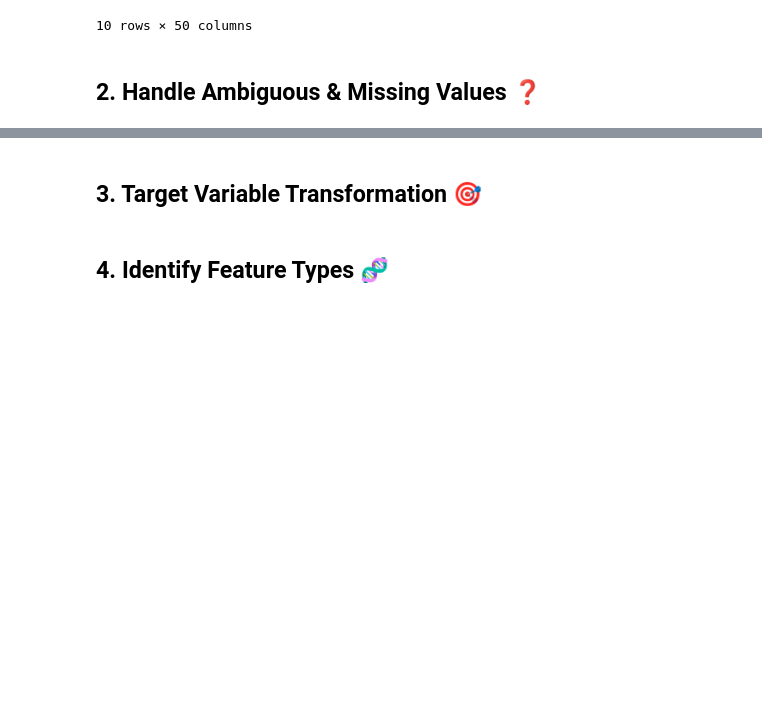
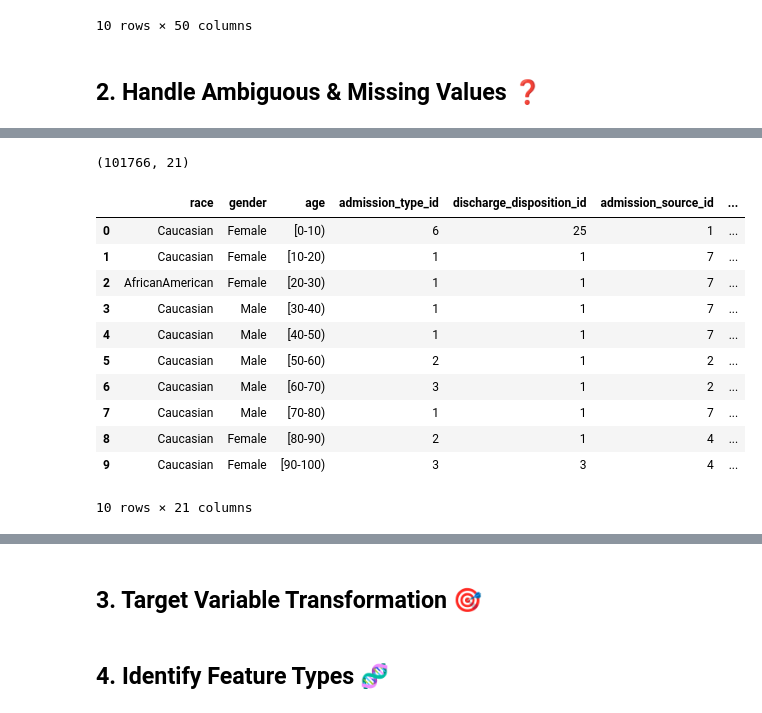
Before and after one commit to luckypantss/Diabetes-readmission-ml-pipeline, a Jupyter notebook: notebooks/02_preprocessing_and_feature_engineering.ipynb, the cells around one changed output, grey strips where cells are left out. Cells and saved outputs as stored; diff of their text form; code cells hidden in the pictures; blank space fills up the shorter version.

```diff
--- a/notebooks/02_preprocessing_and_feature_engineering.ipynb
+++ b/notebooks/02_preprocessing_and_feature_engineering.ipynb
@@ -82,0 +130,42 @@ df_copy.head(10)
+# %%
+# Dropping the columns found in the EDA to be unnecessary or of no value
+categories_to_drop = [
+    'weight', 'payer_code', 'medical_specialty',
+    'max_glu_serum', 'A1Cresult',                           # Dropped due to high number of null values
+    'examide', 'citoglipton',                               # Dropped due to low number of unique values/classes
+    'acetohexamide', 'tolbutamide', 'troglitazone',         # --------- Binary values-----------
+    'glipizide-metformin', 'glimepiride-pioglitazone',
+    'metformin-rosiglitazone', 'metformin-pioglitazone',    # --- Dropped due to low variance/redudancy---
+    'repaglinide', 'nateglinide', 'chlorpropamide',         # --------- Low Cardinality values-----------
+    'pioglitazone', 'rosiglitazone', 'acarbose',
+    'miglitol', 'tolazamide', 'glyburide-metformin',
+    'glimepiride',                                          # -- Dropped due to low variance and redundancy --
+]
+
+categories_to_engineer = [
+    'encounter_id', 'patient_nbr',                          # For revisit count, uniqueness
+    'diag_1', 'diag_2', 'diag_3'                            # For merged diagnosis feature
+]
+
+all_colls_to_drop = categories_to_drop + categories_to_engineer
+
+# Dropping the columns from the DataFrame
+df_copy = df_copy.drop(columns=all_colls_to_drop)
+
+# Diplaying the DataFrame after dropping the columns and its new shape
+print(df_copy.shape)
+df_copy.head(10)
+# %% [output]
+(101766, 21)
+|  | race | gender | age | admission_type_id | discharge_disposition_id | admission_source_id | ... |
+| 0 | Caucasian | Female | [0-10) | 6 | 25 | 1 | ... |
+| 1 | Caucasian | Female | [10-20) | 1 | 1 | 7 | ... |
+| 2 | AfricanAmerican | Female | [20-30) | 1 | 1 | 7 | ... |
+| 3 | Caucasian | Male | [30-40) | 1 | 1 | 7 | ... |
+| 4 | Caucasian | Male | [40-50) | 1 | 1 | 7 | ... |
+| 5 | Caucasian | Male | [50-60) | 2 | 1 | 2 | ... |
+| 6 | Caucasian | Male | [60-70) | 3 | 1 | 2 | ... |
+| 7 | Caucasian | Male | [70-80) | 1 | 1 | 7 | ... |
+| 8 | Caucasian | Female | [80-90) | 2 | 1 | 4 | ... |
+| 9 | Caucasian | Female | [90-100) | 3 | 3 | 4 | ... |
+10 rows × 21 columns
```
Also changed, not shown: parts of 22 cells of this notebook.
